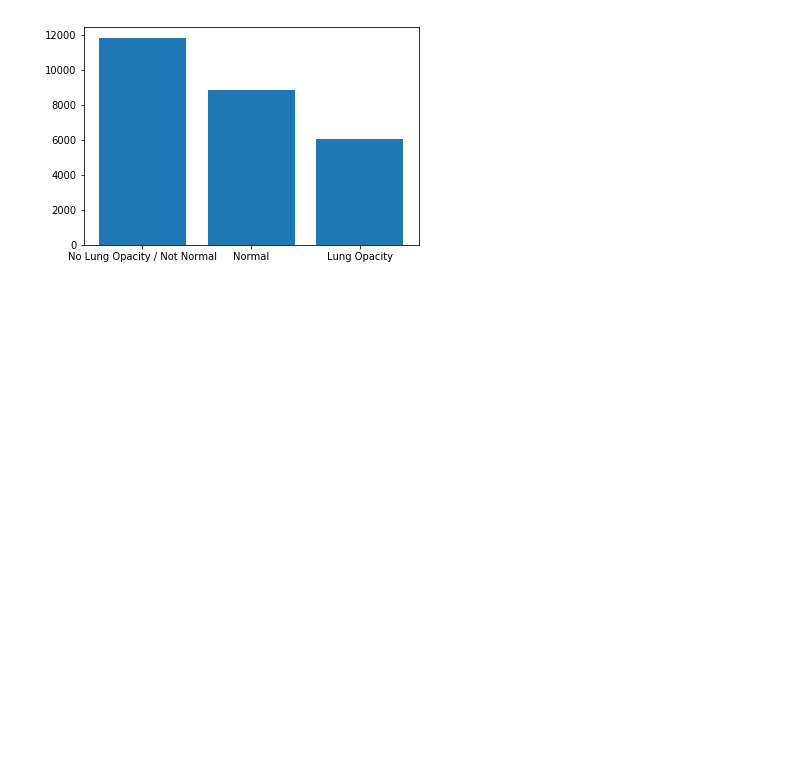
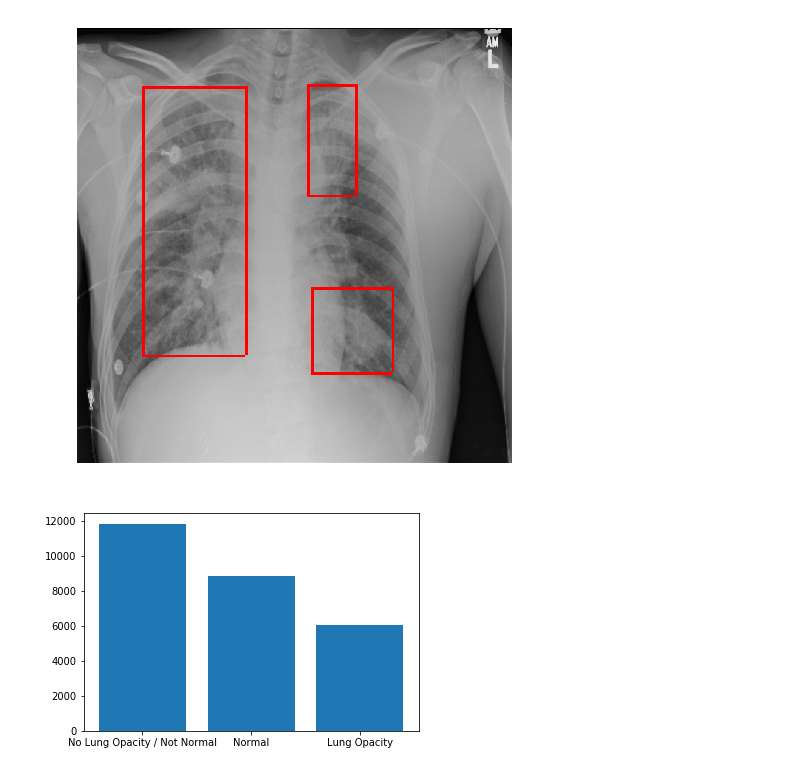
Before and after one commit to ahyman3/IST-718-BDA, a Jupyter notebook: Final Project/EDA.ipynb, the cells around one changed output. Drawn from its saved outputs; the diff is of its cells as text; code cells hidden in the pictures; blank space fills up the shorter version.

```diff
--- a/Final Project/EDA.ipynb
+++ b/Final Project/EDA.ipynb
@@ -63,3 +58,8 @@ draw(onePatient[0])
+# %%
+onePatient = col.find_one({"num_instances":3})
+draw(onePatient)
+# %% [output]
+[figure, added]
 # %%
 #Looking at the number of instances for each of the classes
 numClasses = col.aggregate(
```
Also changed, not shown: parts of 10 cells of this notebook.
